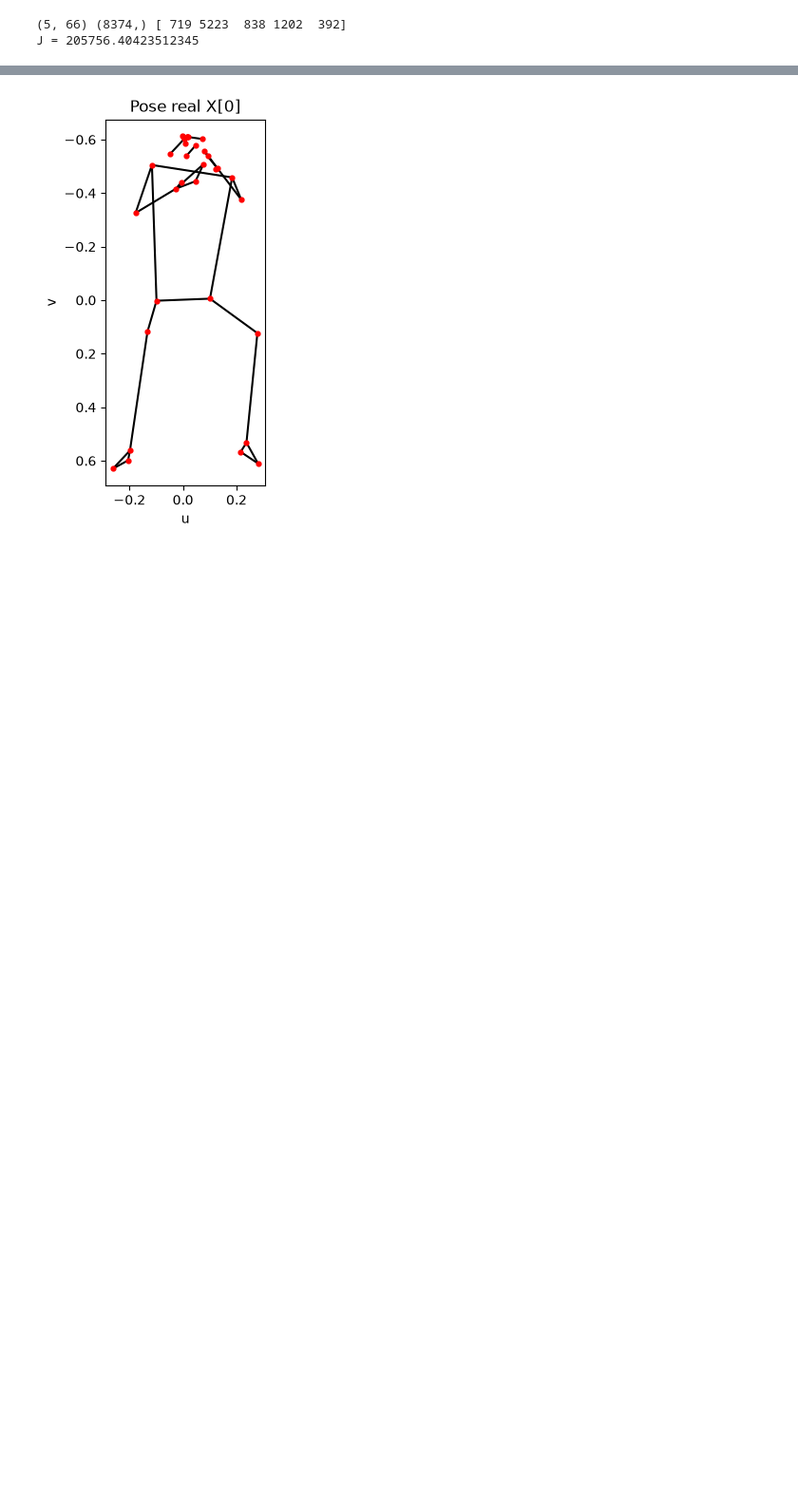
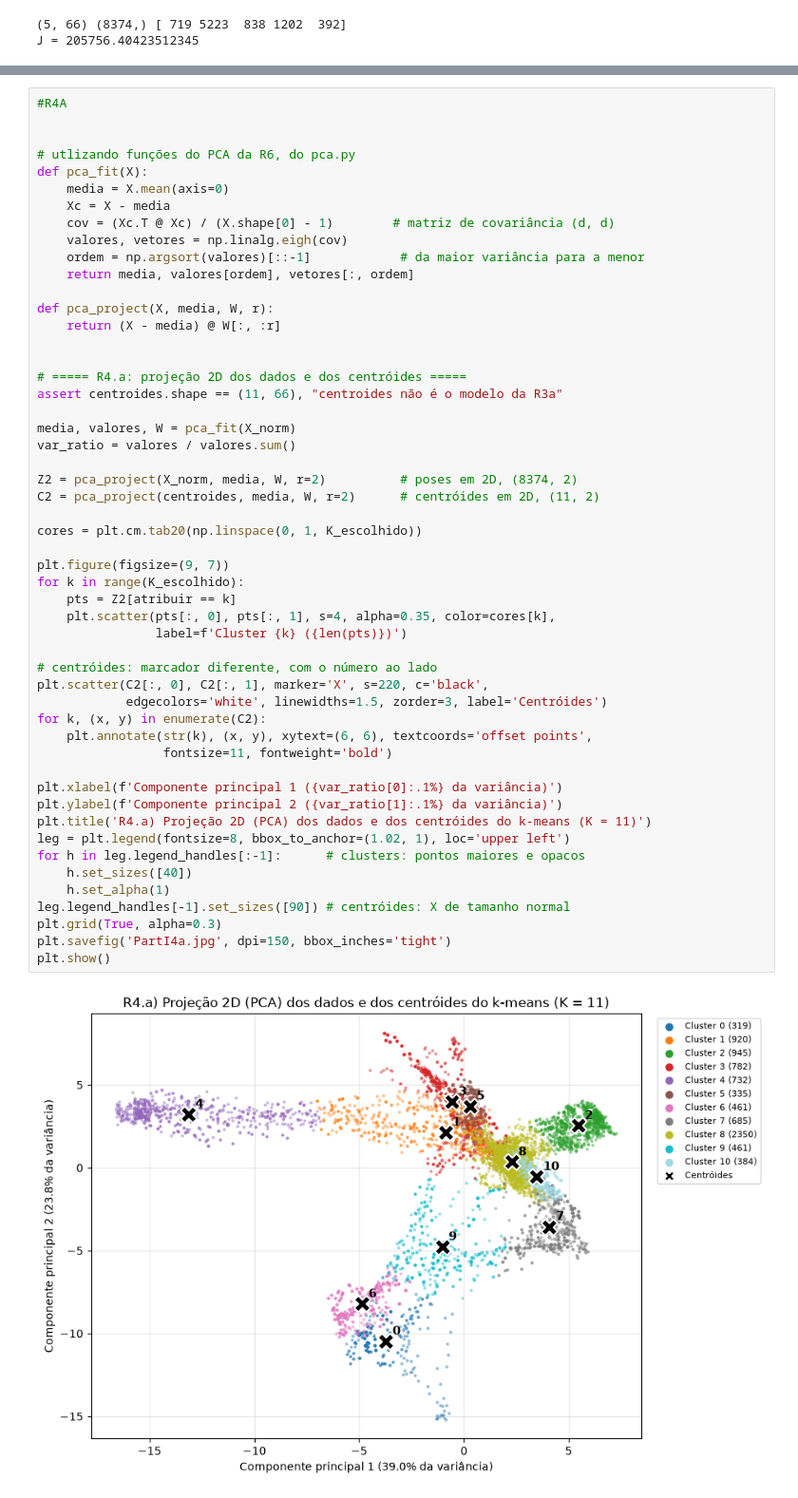
Before and after one commit to znx0/Introdu-o-Aprendizagem-Autom-tica, a Jupyter notebook: projeto1.ipynb, the cells around one changed output, grey strips where cells are left out. Shown at 95% size. Cells and saved outputs as stored; diff of their text form; blank space fills up the shorter version.

```diff
--- a/projeto1.ipynb
+++ b/projeto1.ipynb
@@ -373,3 +421,54 @@ plt.show()
 # %%
+#R4A
+
+
+# utlizando funções do PCA da R6, do pca.py
+def pca_fit(X):
+    media = X.mean(axis=0)
+    Xc = X - media
+    cov = (Xc.T @ Xc) / (X.shape[0] - 1)        # matriz de covariância (d, d)
+    valores, vetores = np.linalg.eigh(cov)
+    ordem = np.argsort(valores)[::-1]            # da maior variância para a menor
+    return media, valores[ordem], vetores[:, ordem]
+
+def pca_project(X, media, W, r):
+    return (X - media) @ W[:, :r]
+
+
+# ===== R4.a: projeção 2D dos dados e dos centróides =====
+assert centroides.shape == (11, 66), "centroides não é o modelo da R3a"
+
+media, valores, W = pca_fit(X_norm)
+var_ratio = valores / valores.sum()
+
+Z2 = pca_project(X_norm, media, W, r=2)          # poses em 2D, (8374, 2)
+C2 = pca_project(centroides, media, W, r=2)      # centróides em 2D, (11, 2)
+
+cores = plt.cm.tab20(np.linspace(0, 1, K_escolhido))
+
+plt.figure(figsize=(9, 7))
+for k in range(K_escolhido):
+    pts = Z2[atribuir == k]
+    plt.scatter(pts[:, 0], pts[:, 1], s=4, alpha=0.35, color=cores[k],
+                label=f'Cluster {k} ({len(pts)})')
+
+# centróides: marcador diferente, com o número ao lado
+plt.scatter(C2[:, 0], C2[:, 1], marker='X', s=220, c='black',
+            edgecolors='white', linewidths=1.5, zorder=3, label='Centróides')
+for k, (x, y) in enumerate(C2):
+    plt.annotate(str(k), (x, y), xytext=(6, 6), textcoords='offset points',
+                 fontsize=11, fontweight='bold')
+
+plt.xlabel(f'Componente principal 1 ({var_ratio[0]:.1%} da variância)')
+plt.ylabel(f'Componente principal 2 ({var_ratio[1]:.1%} da variância)')
+plt.title('R4.a) Projeção 2D (PCA) dos dados e dos centróides do k-means (K = 11)')
+leg = plt.legend(fontsize=8, bbox_to_anchor=(1.02, 1), loc='upper left')
+for h in leg.legend_handles[:-1]:      # clusters: pontos maiores e opacos
+    h.set_sizes([40])
+    h.set_alpha(1)
+leg.legend_handles[-1].set_sizes([90]) # centróides: X de tamanho normal
+plt.grid(True, alpha=0.3)
+plt.savefig('PartI4a.jpg', dpi=150, bbox_inches='tight')
+plt.show()
 # %% [output]
-[figure, old version]
+[figure, new version]
```
Also changed, not shown: parts of 13 cells of this notebook.
